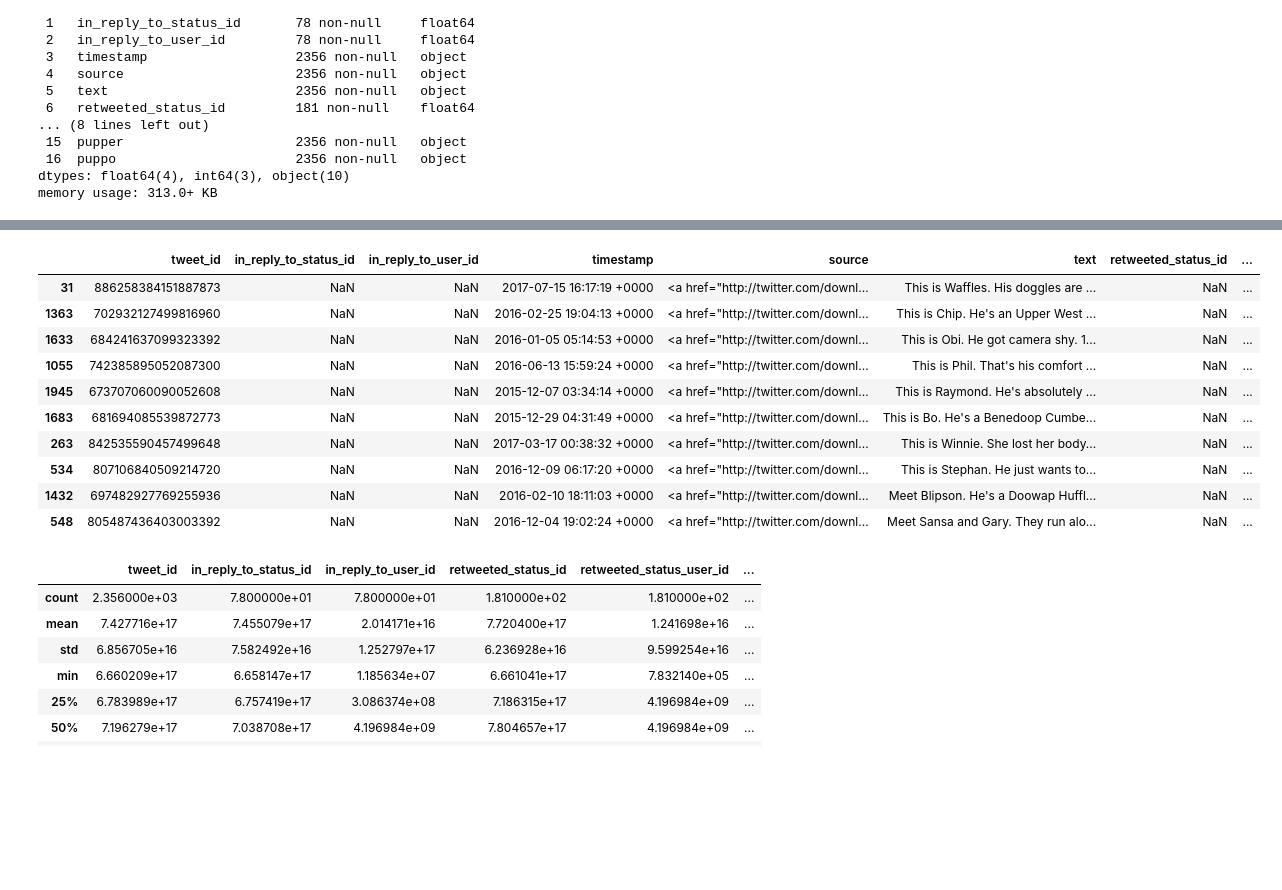
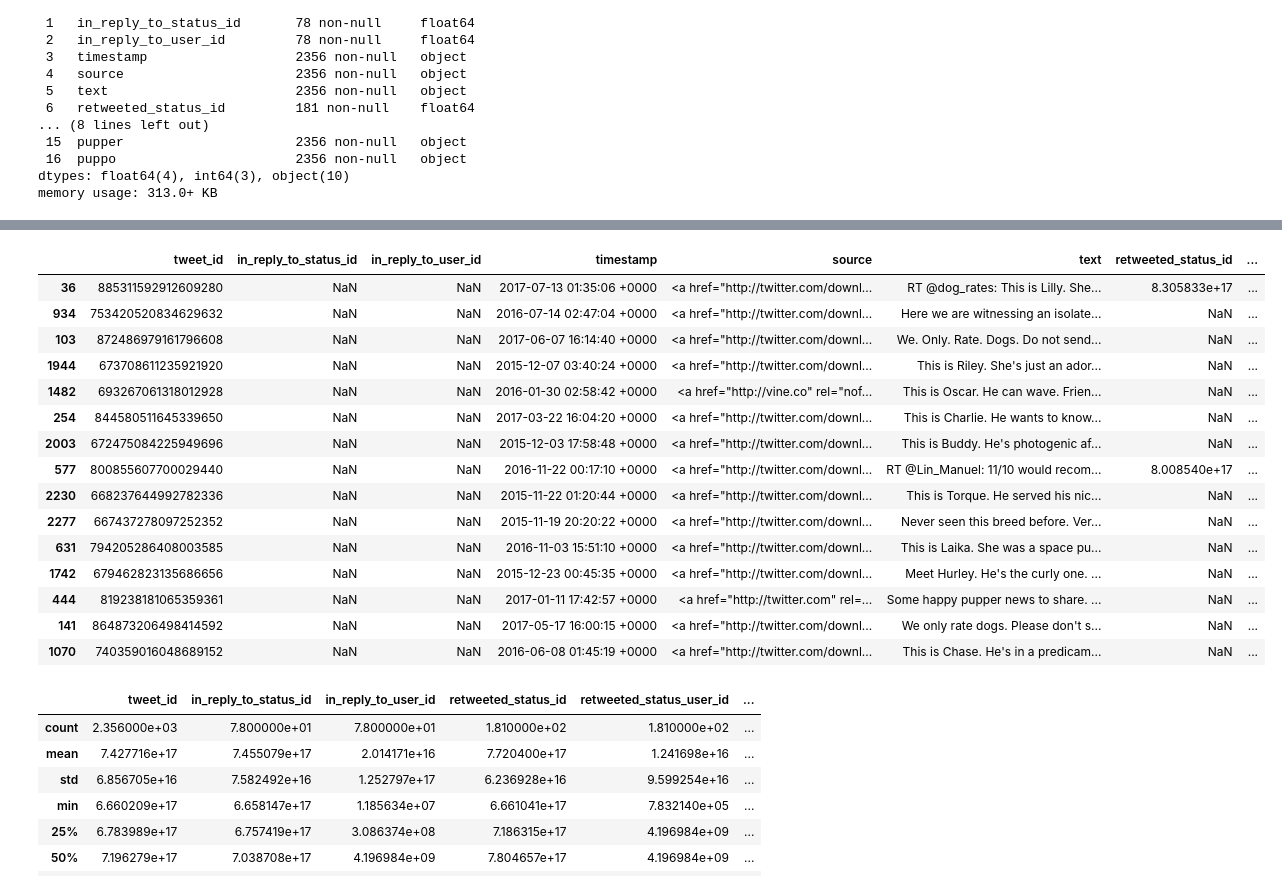
Before and after one commit to aalsudairi/Wrangle-and-Analyze-Data, a Jupyter notebook: wrangle_act.ipynb, the cells around one changed output, grey strips where cells are left out. Saved outputs shown, nothing was run; the diff lists cells and outputs as text; code cells hidden in the pictures; blank space fills up the shorter version.

```diff
--- a/wrangle_act.ipynb
+++ b/wrangle_act.ipynb
@@ -218,17 +204,22 @@ memory usage: 55.3+ KB
 # %%
-df_archive.sample(10)
+df_archive.sample(15)
 # %% [output]
 |  | tweet_id | in_reply_to_status_id | in_reply_to_user_id | timestamp | source | text | retweeted_status_id | ... |
-| 31 | 886258384151887873 | NaN | NaN | 2017-07-15 16:17:19 +0000 | <a href="http://twitter.com/downl... | This is Waffles. His doggles are ... | NaN | ... |
-| 1363 | 702932127499816960 | NaN | NaN | 2016-02-25 19:04:13 +0000 | <a href="http://twitter.com/downl... | This is Chip. He's an Upper West ... | NaN | ... |
-| 1633 | 684241637099323392 | NaN | NaN | 2016-01-05 05:14:53 +0000 | <a href="http://twitter.com/downl... | This is Obi. He got camera shy. 1... | NaN | ... |
-| 1055 | 742385895052087300 | NaN | NaN | 2016-06-13 15:59:24 +0000 | <a href="http://twitter.com/downl... | This is Phil. That's his comfort ... | NaN | ... |
-| 1945 | 673707060090052608 | NaN | NaN | 2015-12-07 03:34:14 +0000 | <a href="http://twitter.com/downl... | This is Raymond. He's absolutely ... | NaN | ... |
-| 1683 | 681694085539872773 | NaN | NaN | 2015-12-29 04:31:49 +0000 | <a href="http://twitter.com/downl... | This is Bo. He's a Benedoop Cumbe... | NaN | ... |
-| 263 | 842535590457499648 | NaN | NaN | 2017-03-17 00:38:32 +0000 | <a href="http://twitter.com/downl... | This is Winnie. She lost her body... | NaN | ... |
-| 534 | 807106840509214720 | NaN | NaN | 2016-12-09 06:17:20 +0000 | <a href="http://twitter.com/downl... | This is Stephan. He just wants to... | NaN | ... |
-| 1432 | 697482927769255936 | NaN | NaN | 2016-02-10 18:11:03 +0000 | <a href="http://twitter.com/downl... | Meet Blipson. He's a Doowap Huffl... | NaN | ... |
-| 548 | 805487436403003392 | NaN | NaN | 2016-12-04 19:02:24 +0000 | <a href="http://twitter.com/downl... | Meet Sansa and Gary. They run alo... | NaN | ... |
+| 36 | 885311592912609280 | NaN | NaN | 2017-07-13 01:35:06 +0000 | <a href="http://twitter.com/downl... | RT @dog_rates: This is Lilly. She... | 8.305833e+17 | ... |
+| 934 | 753420520834629632 | NaN | NaN | 2016-07-14 02:47:04 +0000 | <a href="http://twitter.com/downl... | Here we are witnessing an isolate... | NaN | ... |
+| 103 | 872486979161796608 | NaN | NaN | 2017-06-07 16:14:40 +0000 | <a href="http://twitter.com/downl... | We. Only. Rate. Dogs. Do not send... | NaN | ... |
+| 1944 | 673708611235921920 | NaN | NaN | 2015-12-07 03:40:24 +0000 | <a href="http://twitter.com/downl... | This is Riley. She's just an ador... | NaN | ... |
+| 1482 | 693267061318012928 | NaN | NaN | 2016-01-30 02:58:42 +0000 | <a href="http://vine.co" rel="nof... | This is Oscar. He can wave. Frien... | NaN | ... |
+| 254 | 844580511645339650 | NaN | NaN | 2017-03-22 16:04:20 +0000 | <a href="http://twitter.com/downl... | This is Charlie. He wants to know... | NaN | ... |
+| 2003 | 672475084225949696 | NaN | NaN | 2015-12-03 17:58:48 +0000 | <a href="http://twitter.com/downl... | This is Buddy. He's photogenic af... | NaN | ... |
+| 577 | 800855607700029440 | NaN | NaN | 2016-11-22 00:17:10 +0000 | <a href="http://twitter.com/downl... | RT @Lin_Manuel: 11/10 would recom... | 8.008540e+17 | ... |
+| 2230 | 668237644992782336 | NaN | NaN | 2015-11-22 01:20:44 +0000 | <a href="http://twitter.com/downl... | This is Torque. He served his nic... | NaN | ... |
+| 2277 | 667437278097252352 | NaN | NaN | 2015-11-19 20:20:22 +0000 | <a href="http://twitter.com/downl... | Never seen this breed before. Ver... | NaN | ... |
+| 631 | 794205286408003585 | NaN | NaN | 2016-11-03 15:51:10 +0000 | <a href="http://twitter.com/downl... | This is Laika. She was a space pu... | NaN | ... |
+| 1742 | 679462823135686656 | NaN | NaN | 2015-12-23 00:45:35 +0000 | <a href="http://twitter.com/downl... | Meet Hurley. He's the curly one. ... | NaN | ... |
+| 444 | 819238181065359361 | NaN | NaN | 2017-01-11 17:42:57 +0000 | <a href="http://twitter.com" rel=... | Some happy pupper news to share. ... | NaN | ... |
+| 141 | 864873206498414592 | NaN | NaN | 2017-05-17 16:00:15 +0000 | <a href="http://twitter.com/downl... | We only rate dogs. Please don't s... | NaN | ... |
+| 1070 | 740359016048689152 | NaN | NaN | 2016-06-08 01:45:19 +0000 | <a href="http://twitter.com/downl... | This is Chase. He's in a predicam... | NaN | ... |
 # %%
 df_archive.describe()
 # %% [output]
```
Also changed, not shown: parts of 12 cells of this notebook.
